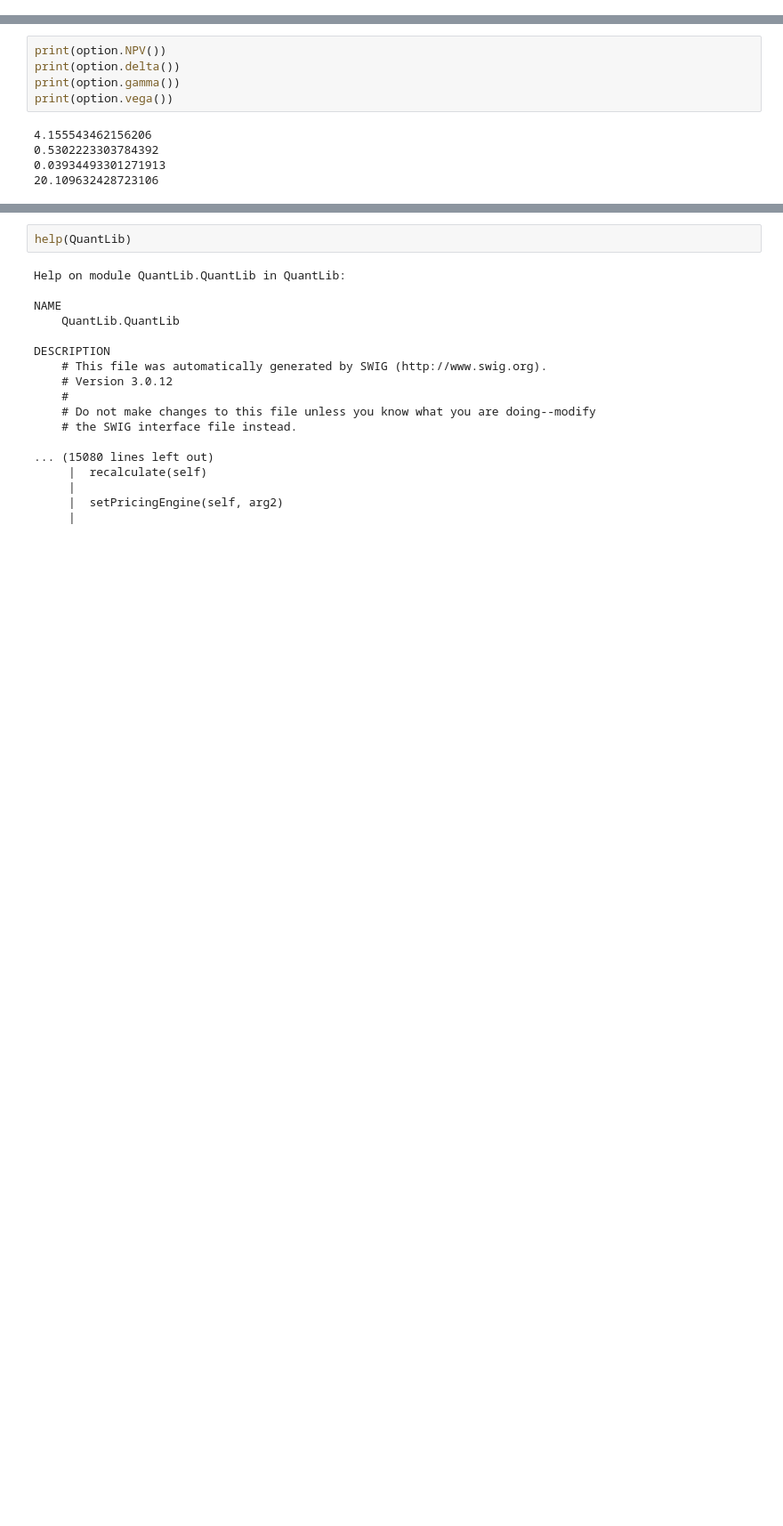
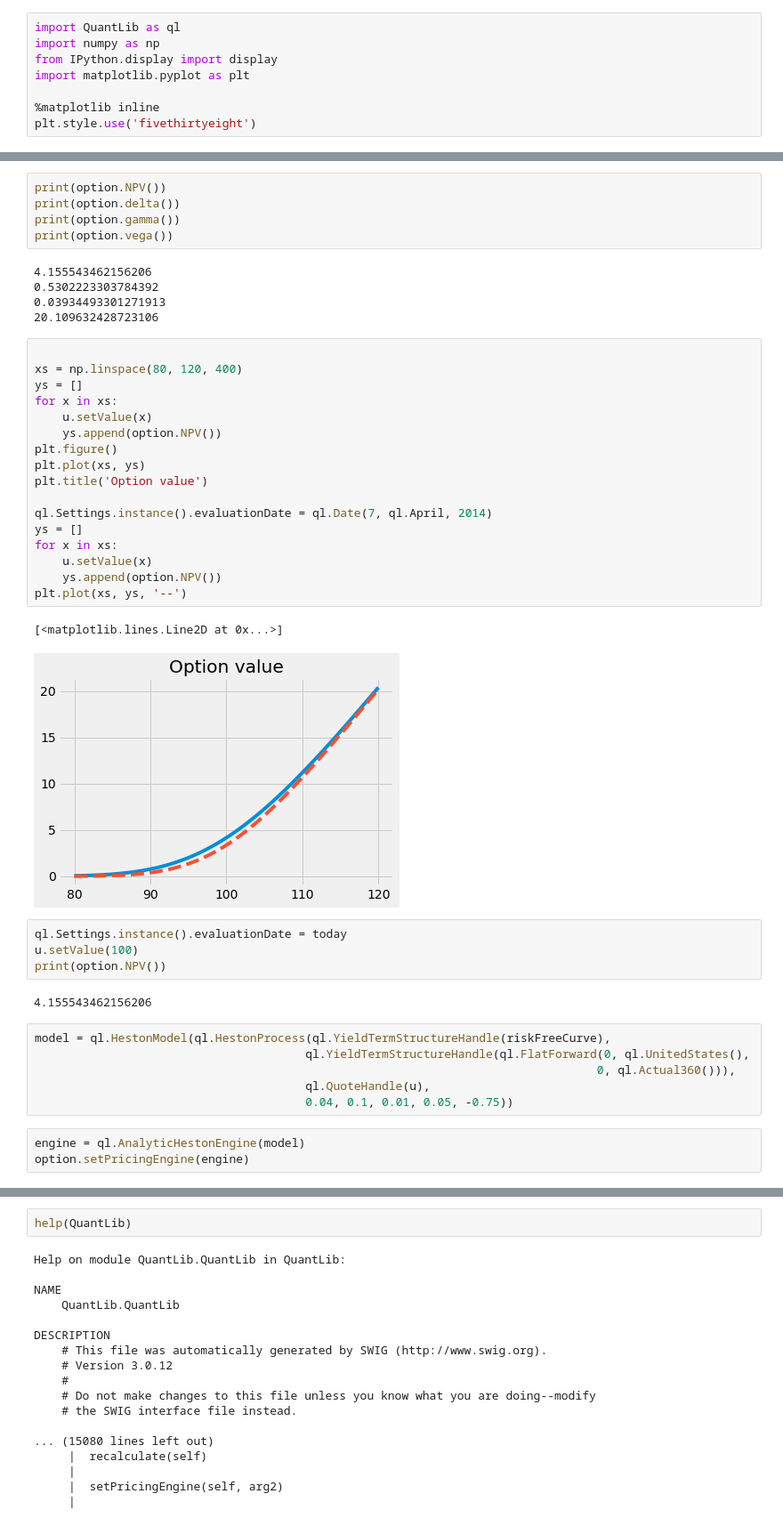
Before and after one commit to x-xing/QuantLib, a Jupyter notebook: PricingEngine.ipynb, the cells around one changed output, grey strips where cells are left out. Shown at 89% size. Cells and saved outputs as stored; diff of their text form; blank space fills up the shorter version.

Commit message:
improve plot

```diff
--- a/PricingEngine.ipynb
+++ b/PricingEngine.ipynb
@@ -3,3 +1,11 @@ import QuantLib as ql
+# %%
+import QuantLib as ql
+import numpy as np
+from IPython.display import display
+import matplotlib.pyplot as plt
+
+%matplotlib inline
+plt.style.use('fivethirtyeight')
 # %%
 today = ql.Date(7, ql.March, 2014)
 ql.Settings.instance().evaluationDate = today
@@ -30,3 +36,38 @@ print(option.vega())
 0.5302223303784392
 0.03934493301271913
 20.109632428723106
+# %%
+
+xs = np.linspace(80, 120, 400)
+ys = []
+for x in xs:
+    u.setValue(x)
+    ys.append(option.NPV())
+plt.figure()
+plt.plot(xs, ys)
+plt.title('Option value')
+
+ql.Settings.instance().evaluationDate = ql.Date(7, ql.April, 2014)
+ys = []
+for x in xs:
+    u.setValue(x)
+    ys.append(option.NPV())
+plt.plot(xs, ys, '--')
+# %% [output]
+[<matplotlib.lines.Line2D at 0x...>]
+[figure, added]
+# %%
+ql.Settings.instance().evaluationDate = today
+u.setValue(100)
+print(option.NPV())
+# %% [output]
+4.155543462156206
+# %%
+model = ql.HestonModel(ql.HestonProcess(ql.YieldTermStructureHandle(riskFreeCurve),
+                                       ql.YieldTermStructureHandle(ql.FlatForward(0, ql.UnitedStates(),
+                                                                                 0, ql.Actual360())),
+                                       ql.QuoteHandle(u),
+                                       0.04, 0.1, 0.01, 0.05, -0.75))
+# %%
+engine = ql.AnalyticHestonEngine(model)
+option.setPricingEngine(engine)
```
Also changed, not shown: parts of 5 cells of this notebook, 1 other file.
